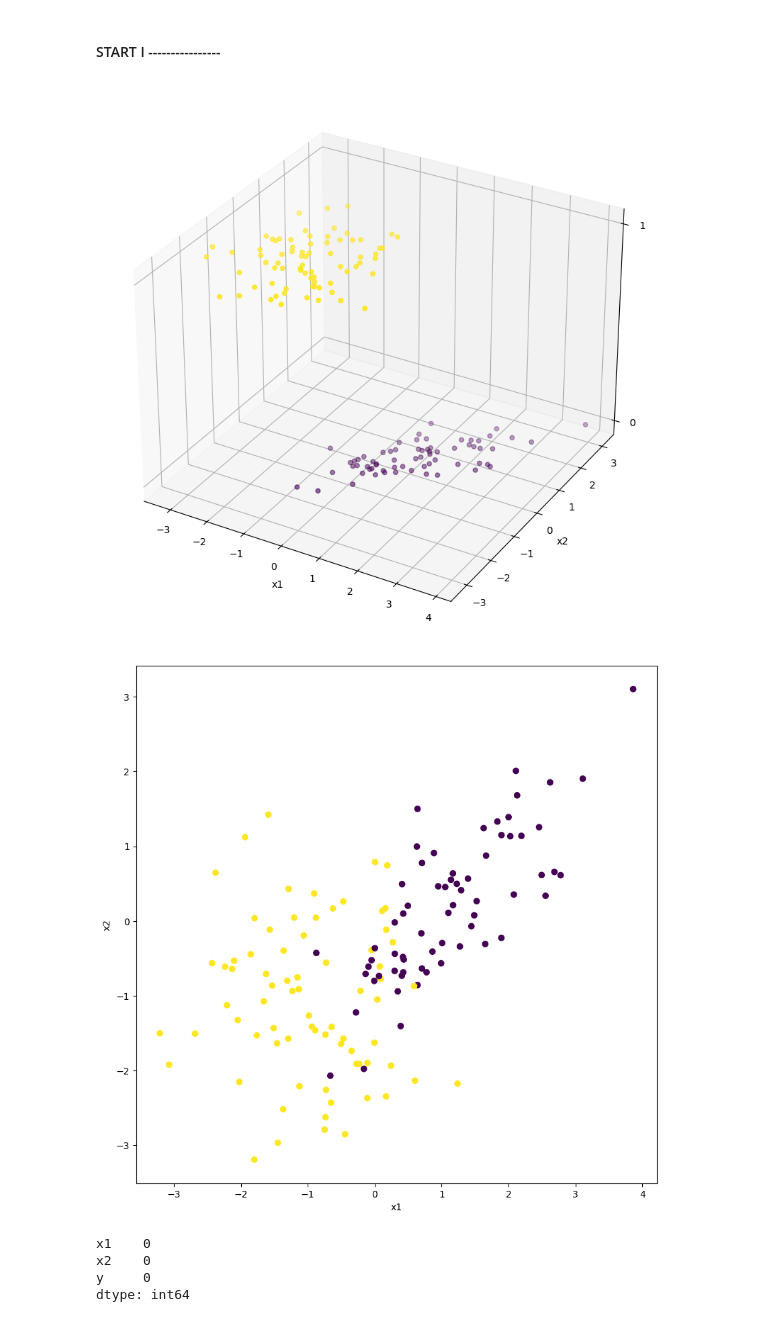
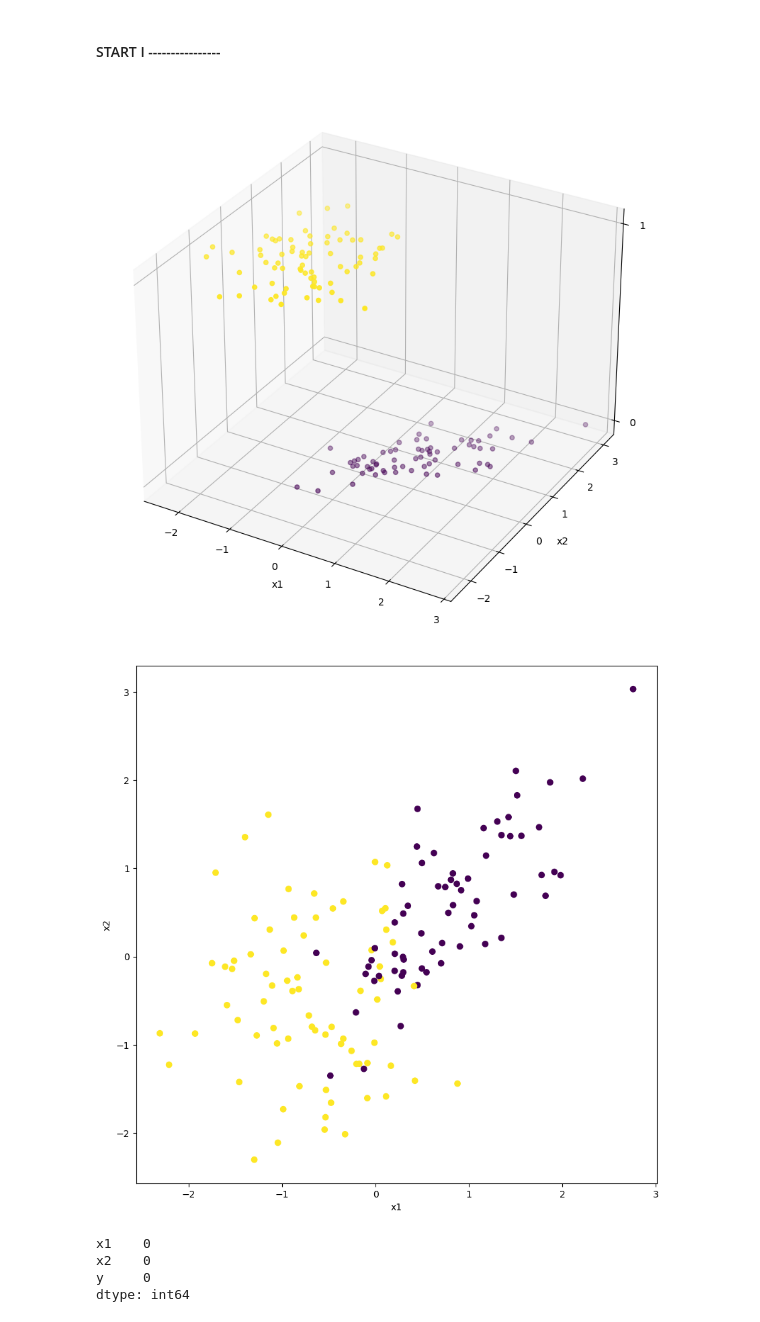
Before and after one commit to cake-dev/machine_learning_class, a Jupyter notebook: assignments/Assignment_3.ipynb, the cells around one changed output. Cells and saved outputs as stored; diff of their text form; code cells hidden in the pictures.

```diff
--- a/assignments/Assignment_3.ipynb
+++ b/assignments/Assignment_3.ipynb
@@ -51,23 +51,26 @@ Next, we walk through our key steps for model fitting: choose a hypothesis set o
 # %%
 # a) Load the data
 data = pd.read_csv('data/A3_Q1_data.csv')
 # a1) Split the data into training and test sets
 # feature matrix X, target vector y
 X = data.drop('y', axis=1)
 y = data['y']
 # split data
 X_train, X_test, y_train, y_test = train_test_split(X, y, test_size=0.3, random_state=42)
+# normalize data
+X_train = (X_train - X_train.mean()) / X_train.std()
+X_test = (X_test - X_test.mean()) / X_test.std()
 # a2) plot the training data by class
 fig = plt.figure(figsize=(10, 10))
 ax = fig.add_subplot(111, projection='3d')
 ax.scatter(X_train['x1'], X_train['x2'], y_train, c=y_train, cmap='viridis')
 ax.set_xlabel('x1')
 ax.set_ylabel('x2')
 ax.set_zlabel('y')
 ax.set_zticks([0, 1])
 plt.show()
 # %% [output]
-[figure, old version]
+[figure, new version]
 # %%
 # graph the data in 2d colored by class (0 purple, 1 yellow)
 fig = plt.figure(figsize=(10, 10))
@@ -77,7 +80,7 @@ ax.set_xlabel('x1')
 ax.set_ylabel('x2')
 plt.show()
 # %% [output]
-[figure, old version]
+[figure, new version]
 # %%
 # b) assess data
 print(data.isna().sum()) # no missing values
```
Also changed, not shown: parts of 1 cell of this notebook.
